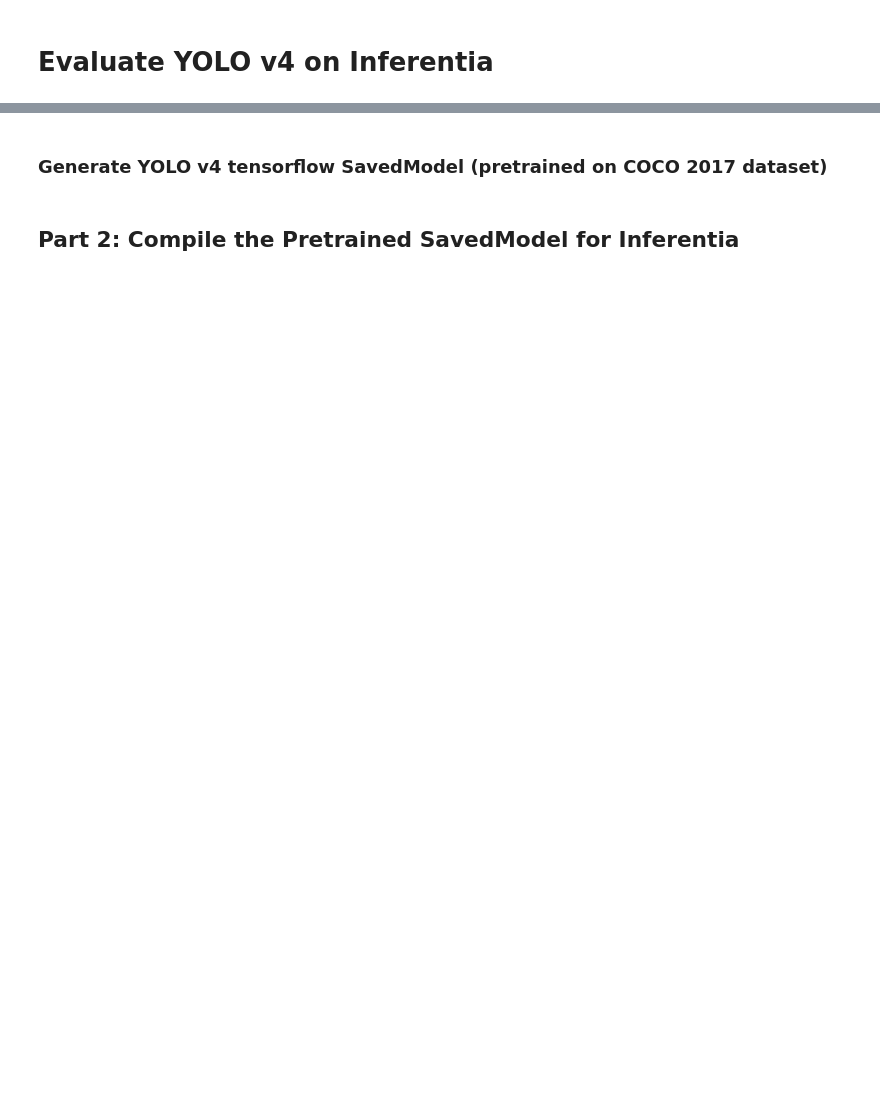
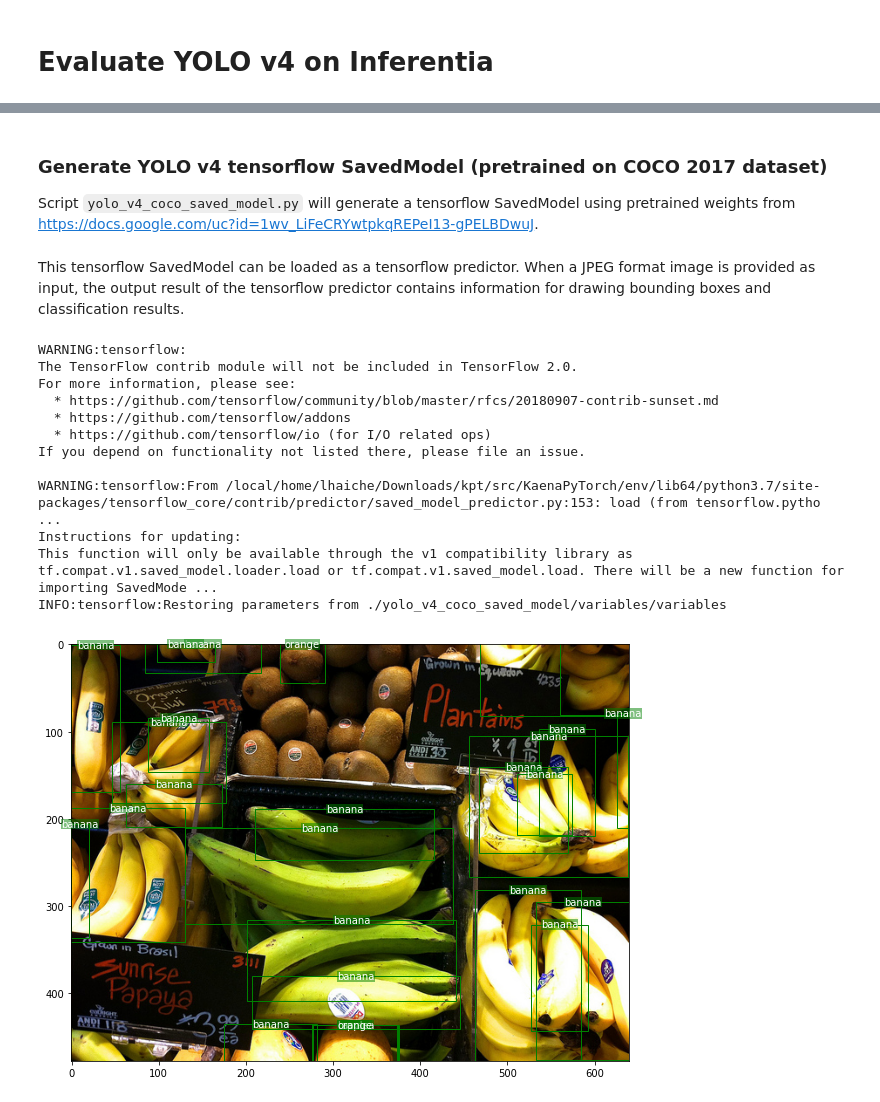
Before and after one commit to aws-neuron/aws-neuron-sdk, a Jupyter notebook: src/examples/tensorflow/yolo_v4_demo/evaluate.ipynb, the cells around one changed output, grey strips where cells are left out. Cells and saved outputs as stored; diff of their text form; code cells hidden in the pictures; blank space fills up the shorter version.

Commit message:
[tf yolo v4] add drawing a sample image

```diff
--- a/src/examples/tensorflow/yolo_v4_demo/evaluate.ipynb
+++ b/src/examples/tensorflow/yolo_v4_demo/evaluate.ipynb
@@ -26,7 +35,54 @@ assert LooseVersion(pkg_resources.get_distribution('tensorflow-neuron').version)
 print('passed package version checks')
 # %% [markdown]
 ### Generate YOLO v4 tensorflow SavedModel (pretrained on COCO 2017 dataset)
+Script `yolo_v4_coco_saved_model.py` will generate a tensorflow SavedModel using pretrained weights from https://docs.google.com/uc?id=1wv_LiFeCRYwtpkqREPeI13-gPELBDwuJ.
 # %%
 !python3 yolo_v4_coco_saved_model.py ./yolo_v4_coco_saved_model
-# %% [markdown]
-## Part 2: Compile the Pretrained SavedModel for Inferentia
+# %% [markdown]
+This tensorflow SavedModel can be loaded as a tensorflow predictor. When a JPEG format image is provided as input, the output result of the tensorflow predictor contains information for drawing bounding boxes and classification results.
+# %%
+import json
+import tensorflow as tf
+from PIL import Image
+import matplotlib.pyplot as plt
+import matplotlib.patches as patches
+
+# launch predictor and run inference on an arbitrary image in the validation dataset
+yolo_pred_cpu = tf.contrib.predictor.from_saved_model('./yolo_v4_coco_saved_model')
+image_path = './val2017/000000581781.jpg'
+with open(image_path, 'rb') as f:
+    feeds = {'image': [f.read()]}
+results = yolo_pred_cpu(feeds)
+
+# load annotations to decode classification result
+with open('./annotations/instances_val2017.json') as f:
+    annotate_json = json.load(f)
+label_info = {idx+1: cat['name'] for idx, cat in enumerate(annotate_json['categories'])}
+
+# draw picture and bounding boxes
+fig, ax = plt.subplots(figsize=(10, 10))
+ax.imshow(Image.open(image_path).convert('RGB'))
+wanted = results['scores'][0] > 0.1
+for xyxy, label_no_bg in zip(results['boxes'][0][wanted], results['classes'][0][wanted]):
+    xywh = xyxy[0], xyxy[1], xyxy[2] - xyxy[0], xyxy[3] - xyxy[1]
+    rect = patches.Rectangle((xywh[0], xywh[1]), xywh[2], xywh[3], linewidth=1, edgecolor='g', facecolor='none')
+    ax.add_patch(rect)
+    rx, ry = rect.get_xy()
+    rx = rx + rect.get_width() / 2.0
+    ax.annotate(label_info[label_no_bg + 1], (rx, ry), color='w', backgroundcolor='g', fontsize=10,
+                ha='center', va='center', bbox=dict(boxstyle='square,pad=0.01', fc='g', ec='none', alpha=0.5))
+plt.show()
+# %% [output]
+WARNING:tensorflow:
+The TensorFlow contrib module will not be included in TensorFlow 2.0.
+For more information, please see:
+  * https://github.com/tensorflow/community/blob/master/rfcs/20180907-contrib-sunset.md
+  * https://github.com/tensorflow/addons
+  * https://github.com/tensorflow/io (for I/O related ops)
+If you depend on functionality not listed there, please file an issue.
+
+WARNING:tensorflow:From /local/home/lhaiche/Downloads/kpt/src/KaenaPyTorch/env/lib64/python3.7/site-packages/tensorflow_core/contrib/predictor/saved_model_predictor.py:153: load (from tensorflow.pytho ...
+Instructions for updating:
+This function will only be available through the v1 compatibility library as tf.compat.v1.saved_model.loader.load or tf.compat.v1.saved_model.load. There will be a new function for importing SavedMode ...
+INFO:tensorflow:Restoring parameters from ./yolo_v4_coco_saved_model/variables/variables
+[figure, added]
```
Also changed, not shown: parts of 12 cells of this notebook.
